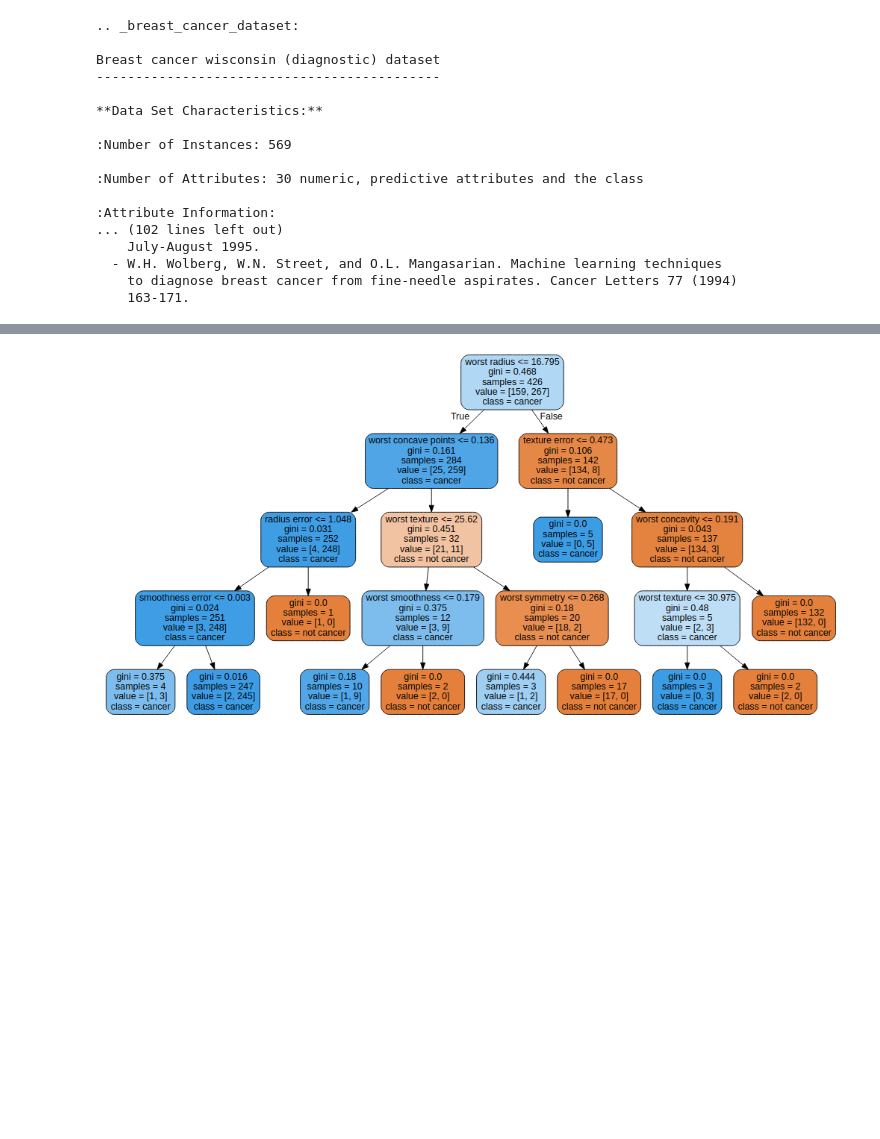
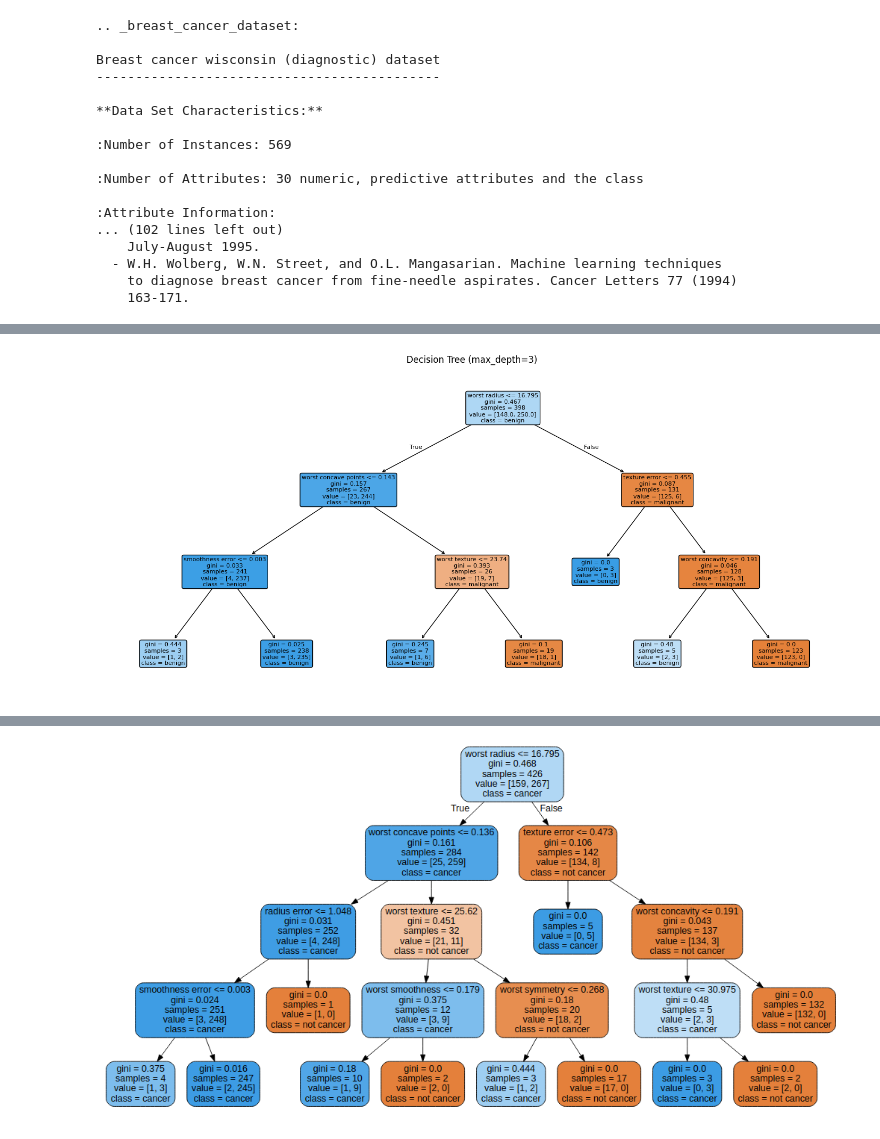
Before and after one commit to Oskar-Strand/DAT158, a Jupyter notebook: notebooks/DAT158-2.3-Decision_trees.ipynb, the cells around one changed output, grey strips where cells are left out. Cells and saved outputs as stored; diff of their text form; code cells hidden in the pictures; blank space fills up the shorter version.

```diff
--- a/notebooks/DAT158-2.3-Decision_trees.ipynb
+++ b/notebooks/DAT158-2.3-Decision_trees.ipynb
@@ -735,3 +735,13 @@ Breast cancer wisconsin (diagnostic) dataset
   - W.H. Wolberg, W.N. Street, and O.L. Mangasarian. Machine learning techniques
     to diagnose breast cancer from fine-needle aspirates. Cancer Letters 77 (1994)
     163-171.
+# %%
+X = cancer.data
+y = cancer.target
+
+feature_names = list(cancer.feature_names)
+target_names = list(cancer.target_names)
+
+print("X shape:", X.shape)
+print("y shape:", y.shape)
+print("Classes:", target_names)
@@ -737,0 +778,13 @@ Breast cancer wisconsin (diagnostic) dataset
+# %%
+from sklearn.metrics import accuracy_score, classification_report, confusion_matrix
+
+X_trainval = np.vstack([X_train, X_val])
+y_trainval = np.hstack([y_train, y_val])
+
+tree_clf = DecisionTreeClassifier(max_depth=best_depth, random_state=seed)
+tree_clf.fit(X_trainval, y_trainval)
+
+y_pred_test = tree_clf.predict(X_test)
+print("Test accuracy:", accuracy_score(y_test, y_pred_test))
+print(classification_report(y_test, y_pred_test, target_names=target_names))
+print(confusion_matrix(y_test, y_pred_test))
@@ -737,0 +804,15 @@ Breast cancer wisconsin (diagnostic) dataset
+# %%
+from sklearn.tree import plot_tree
+plt.figure(figsize=(18, 8))
+plot_tree(
+    tree_clf,
+    filled=True,
+    feature_names=feature_names,
+    class_names=target_names,
+    rounded=True,
+    fontsize=8
+)
+plt.title(f"Decision Tree (max_depth={best_depth})")
+plt.show()
+# %% [output]
+[figure, added]
```
Also changed, not shown: parts of 6 cells of this notebook.
